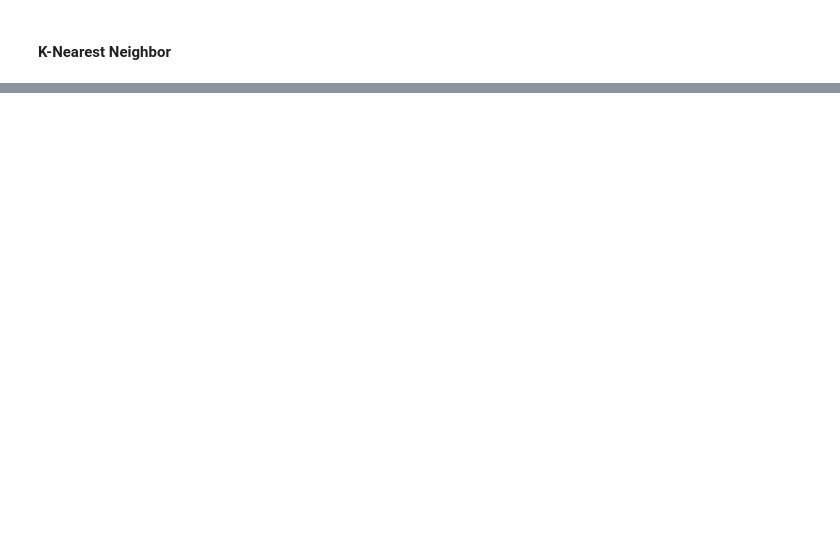
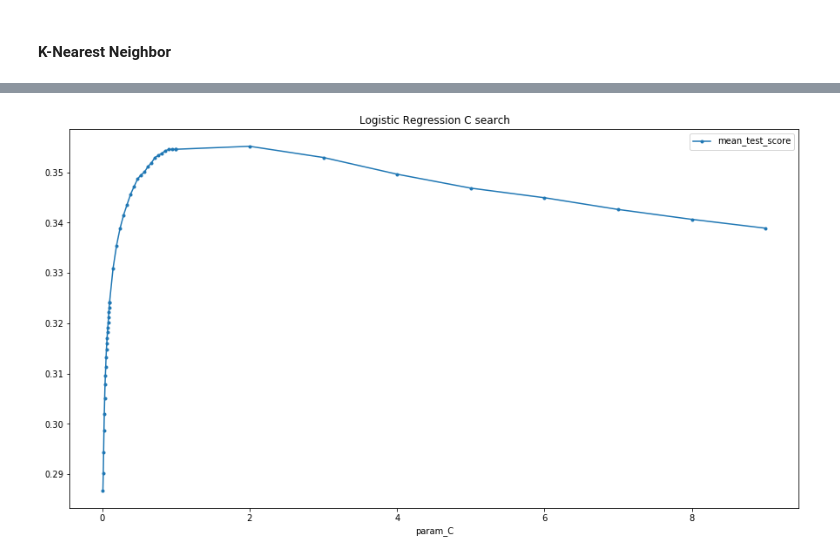
Before and after one commit to bensi94/Classifying-character-sentences-from-the-Simpsons, a Jupyter notebook: Grid search trials.ipynb, the cells around one changed output, grey strips where cells are left out. Saved outputs shown, nothing was run; the diff lists cells and outputs as text; code cells hidden in the pictures; blank space fills up the shorter version.

```diff
--- a/Grid search trials.ipynb
+++ b/Grid search trials.ipynb
@@ -261,0 +274,4 @@ For parameters: {'n_neighbors': 80}
+# %%
+plot_grid_search(grid_search_dict['lr_grid'], 'Logistic Regression C search', 'param_C')
+# %% [output]
+[figure, added]
```
Also changed, not shown: parts of 8 cells of this notebook.
